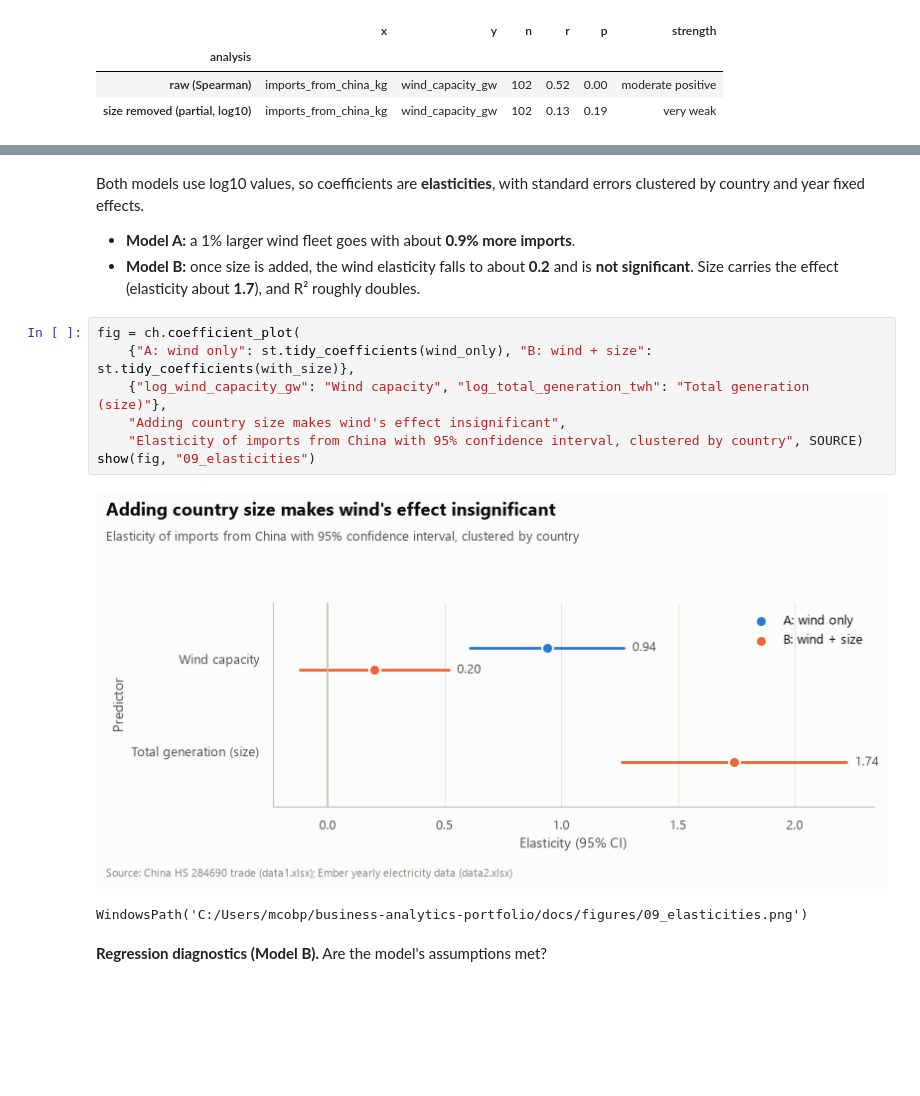
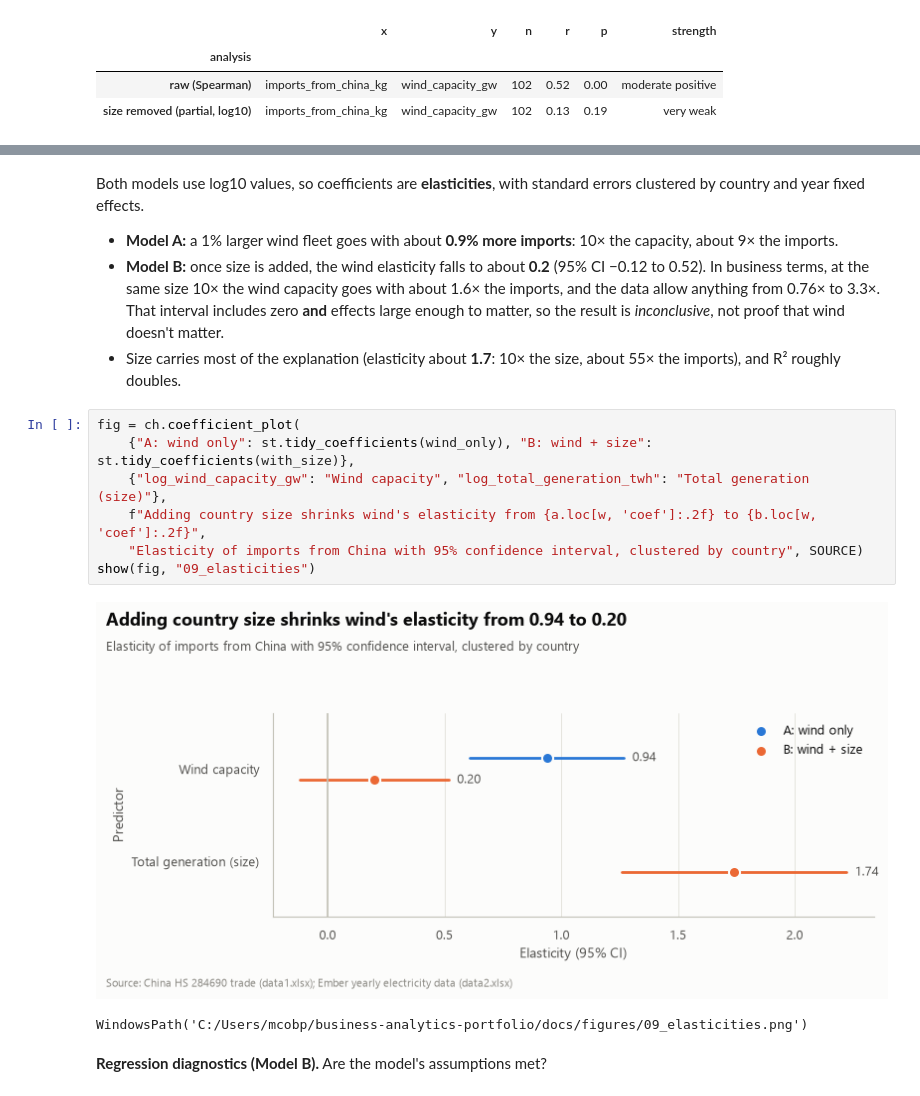
Before and after one commit to bolorbud-gif/business-analytics-portfolio, a Jupyter notebook: notebooks/02_eda_analysis.ipynb, the cells around one changed output, grey strips where cells are left out. Saved outputs shown, nothing was run; the diff lists cells and outputs as text; blank space fills up the shorter version.

```diff
--- a/notebooks/02_eda_analysis.ipynb
+++ b/notebooks/02_eda_analysis.ipynb
@@ -271,18 +342,23 @@ Model B, wind + size: R2 = 0.58, n = 102
 # %% [markdown]
 Both models use log10 values, so coefficients are **elasticities**, with standard errors clustered by
 country and year fixed effects.
-- **Model A:** a 1% larger wind fleet goes with about **0.9% more imports**.
-- **Model B:** once size is added, the wind elasticity falls to about **0.2** and is **not significant**.
-  Size carries the effect (elasticity about **1.7**), and R² roughly doubles.
+- **Model A:** a 1% larger wind fleet goes with about **0.9% more imports**: 10× the capacity, about
+  9× the imports.
+- **Model B:** once size is added, the wind elasticity falls to about **0.2** (95% CI −0.12 to 0.52).
+  In business terms, at the same size 10× the wind capacity goes with about 1.6× the imports, and the
+  data allow anything from 0.76× to 3.3×. That interval includes zero **and** effects large enough to
+  matter, so the result is *inconclusive*, not proof that wind doesn't matter.
+- Size carries most of the explanation (elasticity about **1.7**: 10× the size, about 55× the imports),
+  and R² roughly doubles.
 # %%
 fig = ch.coefficient_plot(
     {"A: wind only": st.tidy_coefficients(wind_only), "B: wind + size": st.tidy_coefficients(with_size)},
     {"log_wind_capacity_gw": "Wind capacity", "log_total_generation_twh": "Total generation (size)"},
-    "Adding country size makes wind's effect insignificant",
+    f"Adding country size shrinks wind's elasticity from {a.loc[w, 'coef']:.2f} to {b.loc[w, 'coef']:.2f}",
     "Elasticity of imports from China with 95% confidence interval, clustered by country", SOURCE)
 show(fig, "09_elasticities")
 # %% [output]
-[figure, old version]
+[figure, new version]
 WindowsPath('C:/Users/mcobp/business-analytics-portfolio/docs/figures/09_elasticities.png')
 # %% [markdown]
 **Regression diagnostics (Model B).** Are the model's assumptions met?
```
Also changed, not shown: parts of 30 cells of this notebook, 23 other files.
